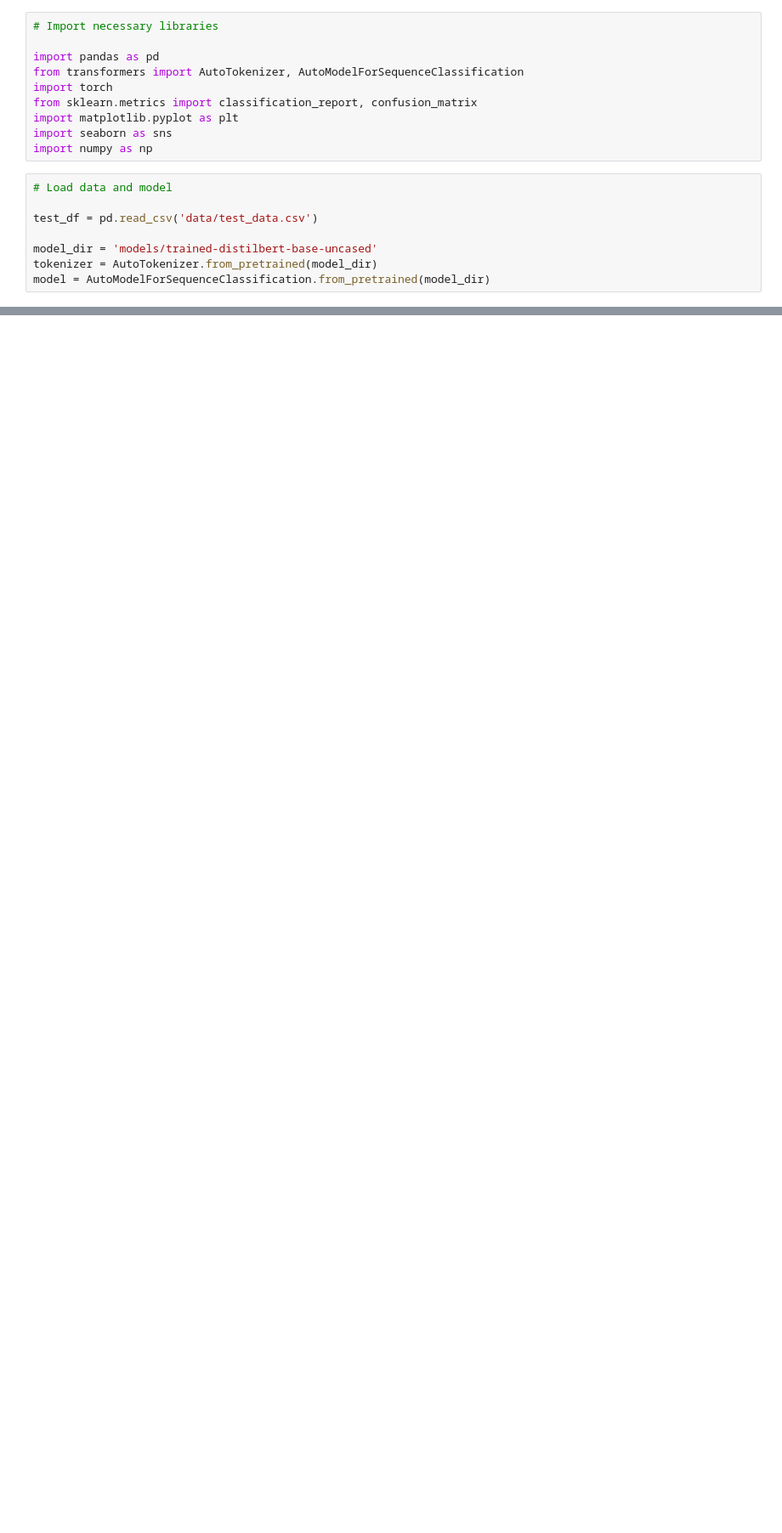
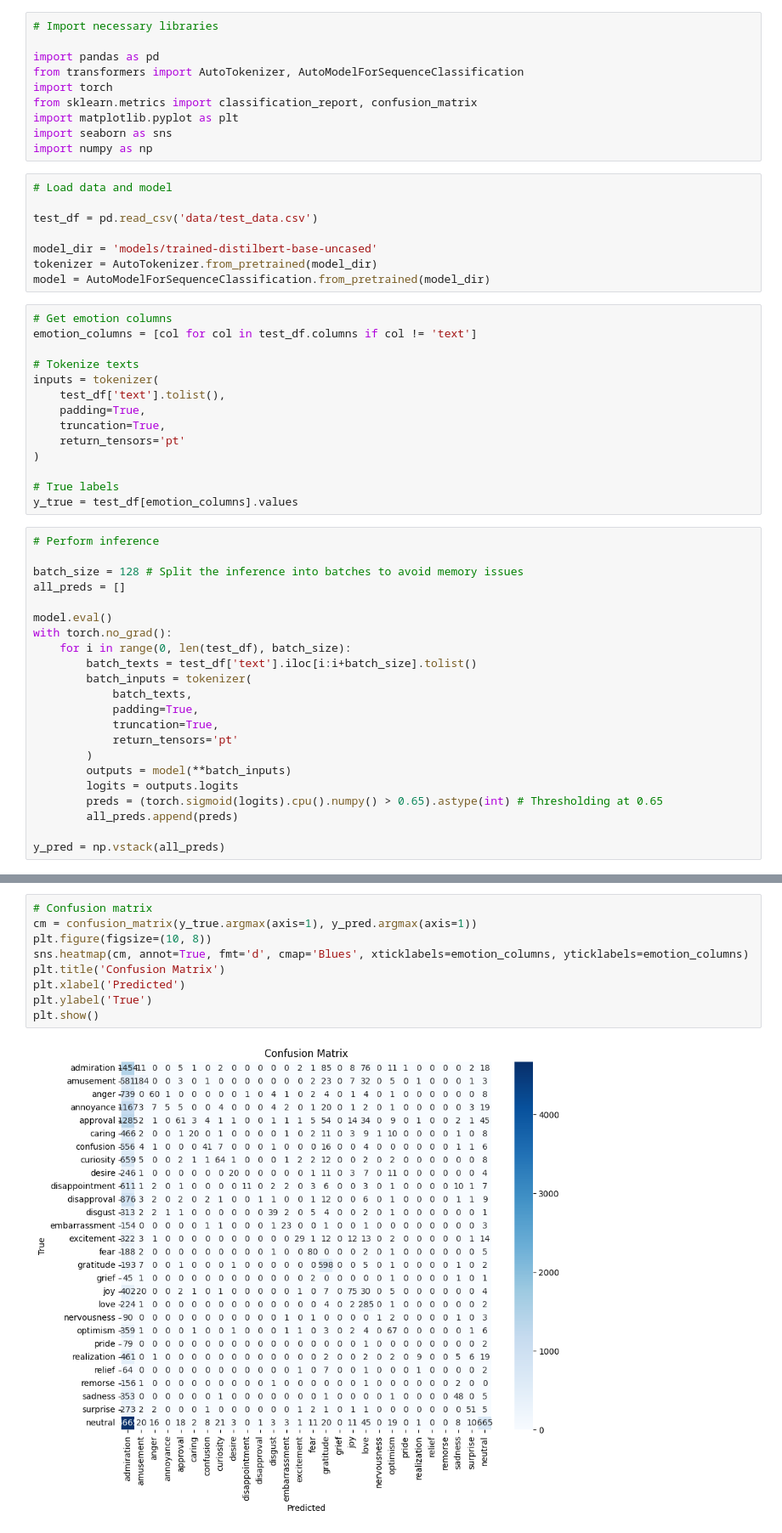
Before and after one commit to Muramasa94/Statistical_learning_finals, a Jupyter notebook: report.ipynb, the cells around one changed output, grey strips where cells are left out. Shown at 85% size. Cells and saved outputs as stored; diff of their text form; blank space fills up the shorter version.

```diff
--- a/report.ipynb
+++ b/report.ipynb
@@ -48,3 +85,39 @@ test_df = pd.read_csv('data/test_data.csv')
 model_dir = 'models/trained-distilbert-base-uncased'
 tokenizer = AutoTokenizer.from_pretrained(model_dir)
 model = AutoModelForSequenceClassification.from_pretrained(model_dir)
+# %%
+# Get emotion columns
+emotion_columns = [col for col in test_df.columns if col != 'text']
+
+# Tokenize texts
+inputs = tokenizer(
+    test_df['text'].tolist(),
+    padding=True,
+    truncation=True,
+    return_tensors='pt'
+)
+
+# True labels
+y_true = test_df[emotion_columns].values
+# %%
+# Perform inference
+
+batch_size = 128 # Split the inference into batches to avoid memory issues
+all_preds = []
+
+model.eval()
+with torch.no_grad():
+    for i in range(0, len(test_df), batch_size):
+        batch_texts = test_df['text'].iloc[i:i+batch_size].tolist()
+        batch_inputs = tokenizer(
+            batch_texts,
+            padding=True,
+            truncation=True,
+            return_tensors='pt'
+        )
+        outputs = model(**batch_inputs)
+        logits = outputs.logits
+        preds = (torch.sigmoid(logits).cpu().numpy() > 0.65).astype(int) # Thresholding at 0.65
+        all_preds.append(preds)
+
+y_pred = np.vstack(all_preds)
@@ -50,0 +146,11 @@ model = AutoModelForSequenceClassification.from_pretrained(model_dir)
+# %%
+# Confusion matrix
+cm = confusion_matrix(y_true.argmax(axis=1), y_pred.argmax(axis=1))
+plt.figure(figsize=(10, 8))
+sns.heatmap(cm, annot=True, fmt='d', cmap='Blues', xticklabels=emotion_columns, yticklabels=emotion_columns)
+plt.title('Confusion Matrix')
+plt.xlabel('Predicted')
+plt.ylabel('True')
+plt.show()
+# %% [output]
+[figure, added]
```
Also changed, not shown: parts of 3 cells of this notebook, 1 other file.
